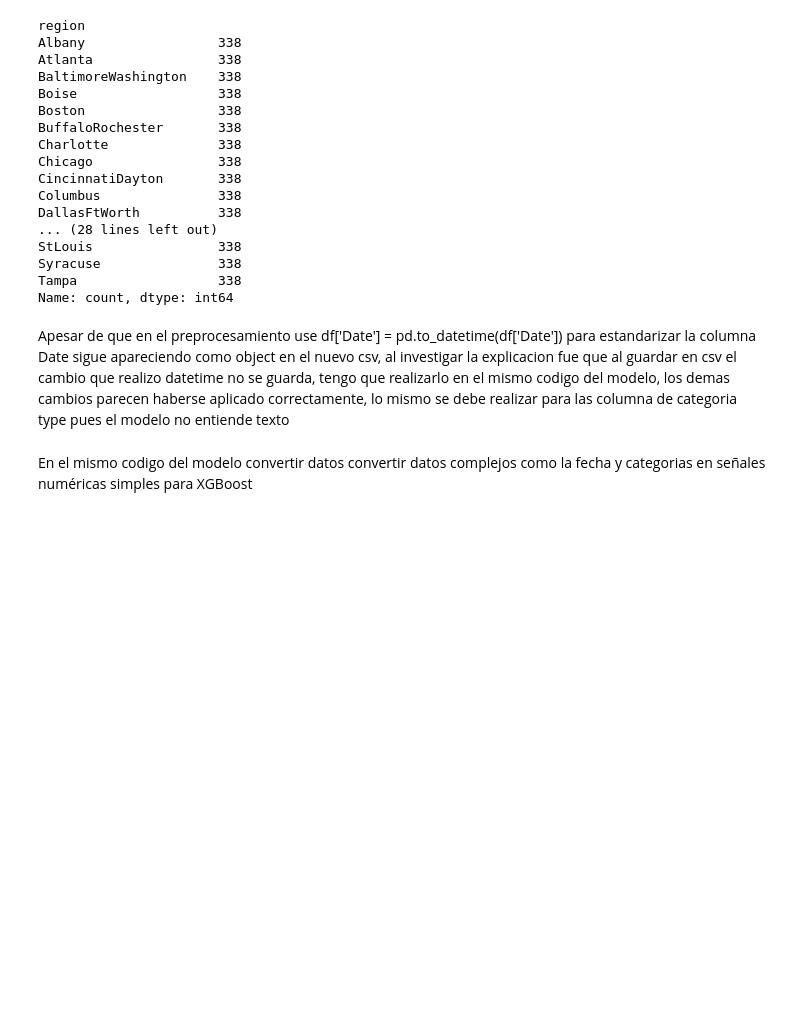
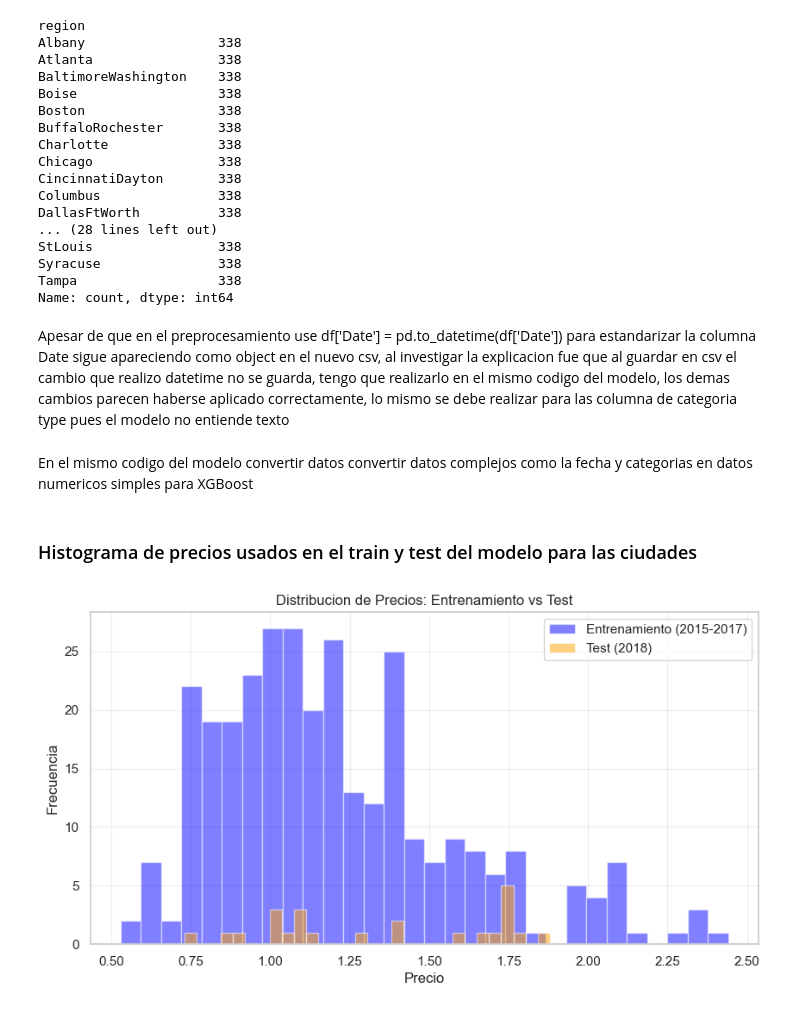
Before and after one commit to DESM2025/Avocado-price-optimization-xgboost, a Jupyter notebook: notebooks/exploracion.ipynb, the cells around one changed output. Saved outputs shown, nothing was run; the diff lists cells and outputs as text; code cells hidden in the pictures; blank space fills up the shorter version.

Commit message:
inferencia para el modelo realizada,analisis

```diff
--- a/notebooks/exploracion.ipynb
+++ b/notebooks/exploracion.ipynb
@@ -331,5 +333,5 @@ Para que el preprocesamiento garantize buenos datos al modelo primero se aplicar
 # %%
-FILE_PATH = os.path.join(DATA_DIR, 'avocado_processed.csv')
+FILE_PATH = os.path.join(DATA_DIR, 'avocado_processed_city.csv')
 df_raw = pd.read_csv(FILE_PATH)
 print(df_raw.columns.tolist())
 # %% [output]
@@ -391,4 +390,23 @@ Name: count, dtype: int64
 # %% [markdown]
 Apesar de que en el preprocesamiento use df['Date'] = pd.to_datetime(df['Date']) para estandarizar la columna Date sigue apareciendo como object en el nuevo csv, al investigar la explicacion fue que al guardar en csv el cambio que realizo datetime no se guarda, tengo que realizarlo en el mismo codigo del modelo, los demas cambios parecen haberse aplicado correctamente, lo mismo se debe realizar para las columna de categoria type pues el modelo no entiende texto
 # %% [markdown]
-En el mismo codigo del modelo convertir datos convertir datos complejos como la fecha y categorias en señales numéricas simples para XGBoost
+En el mismo codigo del modelo convertir datos convertir datos complejos como la fecha y categorias en datos numericos simples para XGBoost
+# %% [markdown]
+### Histograma de precios usados en el train y test del modelo para las ciudades
+# %%
+df_la = df_raw[df_raw['region'] == 'LosAngeles']
+
+df_train = df_la[df_la['Date'] < '2018-01-01']
+df_test = df_la[df_la['Date'] >= '2018-01-01']
+
+plt.figure(figsize=(10, 5))
+plt.hist(df_train['AVGPrice'], bins=30, alpha=0.5, label='Entrenamiento (2015-2017)', color='blue')
+plt.hist(df_test['AVGPrice'], bins=30, alpha=0.5, label='Test (2018)', color='orange')
+plt.xlabel('Precio')
+plt.ylabel('Frecuencia')
+plt.title('Distribucion de Precios: Entrenamiento vs Test')
+plt.legend()
+plt.grid(True, alpha=0.3)
+plt.show()
+# %% [output]
+[figure, added]
```
Also changed, not shown: parts of 7 cells of this notebook, 14 other files.
